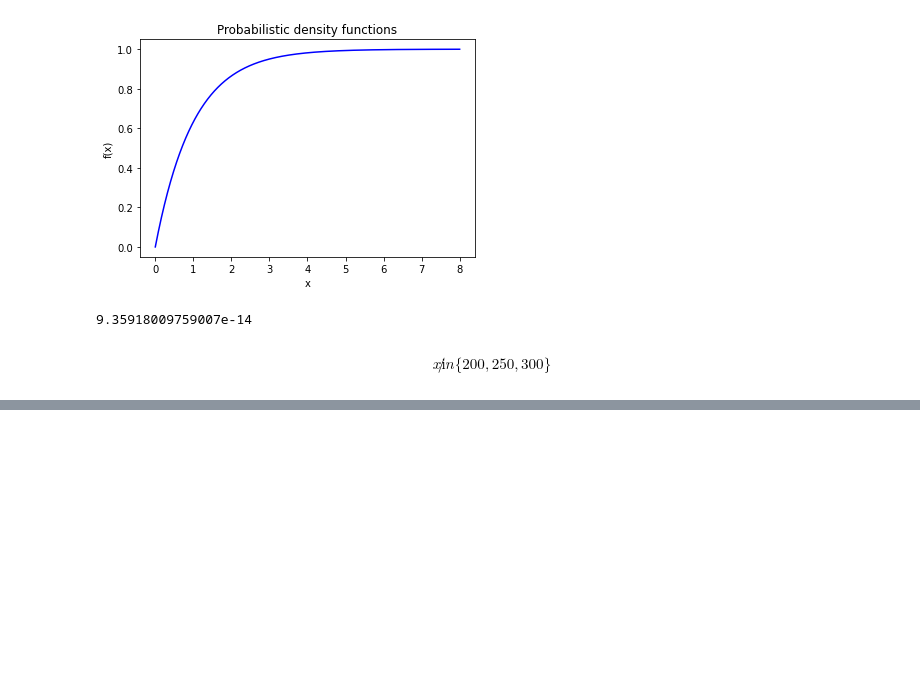
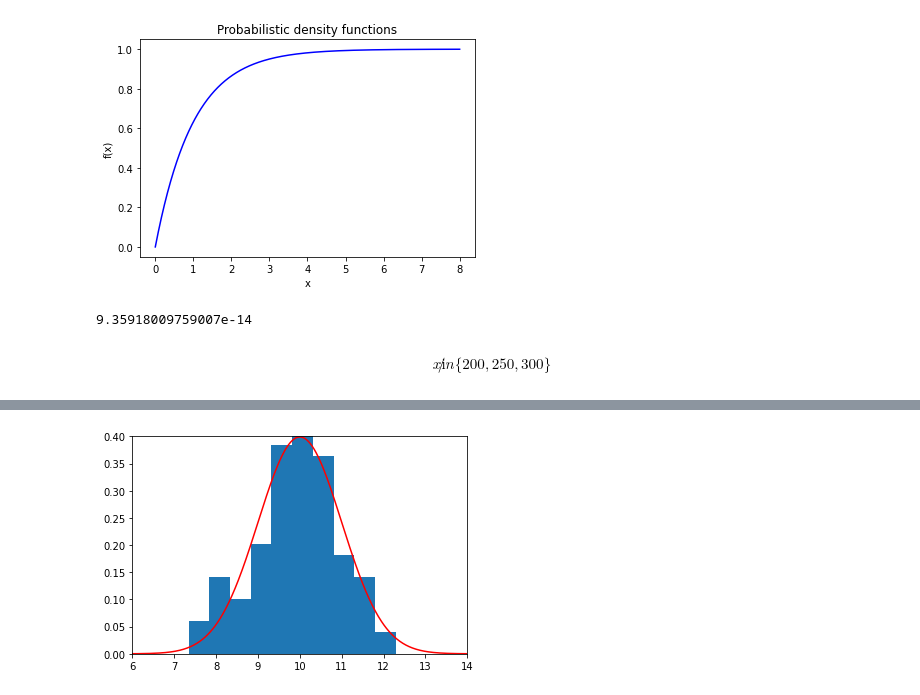
Before and after one commit to Camilo-neck/Probabilidad, a Jupyter notebook: Talleres/Taller 8/taller8.ipynb, the cells around one changed output, grey strips where cells are left out. Drawn from its saved outputs; the diff is of its cells as text; code cells hidden in the pictures; blank space fills up the shorter version.

```diff
--- a/Talleres/Taller 8/taller8.ipynb
+++ b/Talleres/Taller 8/taller8.ipynb
@@ -129,3 +131,10 @@ plt.show()
 $$
 x\not in\{200,250,300\}
 $$
+# %%
+import scipy.stats as st
+
+np.random.seed(2)
+x = np.random.normal(10, 1, 100)
+summary = pd.Series(x).describe()
+summary
@@ -131,0 +151,9 @@ $$
+# %%
+plt.hist(x, density=True)
+x1 = np.linspace(0, 15, 1000)
+plt.plot(x1, st.norm.pdf(x1, 10, 1), 'r')
+plt.xlim((6,14))
+plt.ylim((0,0.4))
+plt.show()
+# %% [output]
+[figure, added]
```
Also changed, not shown: parts of 2 cells of this notebook.
